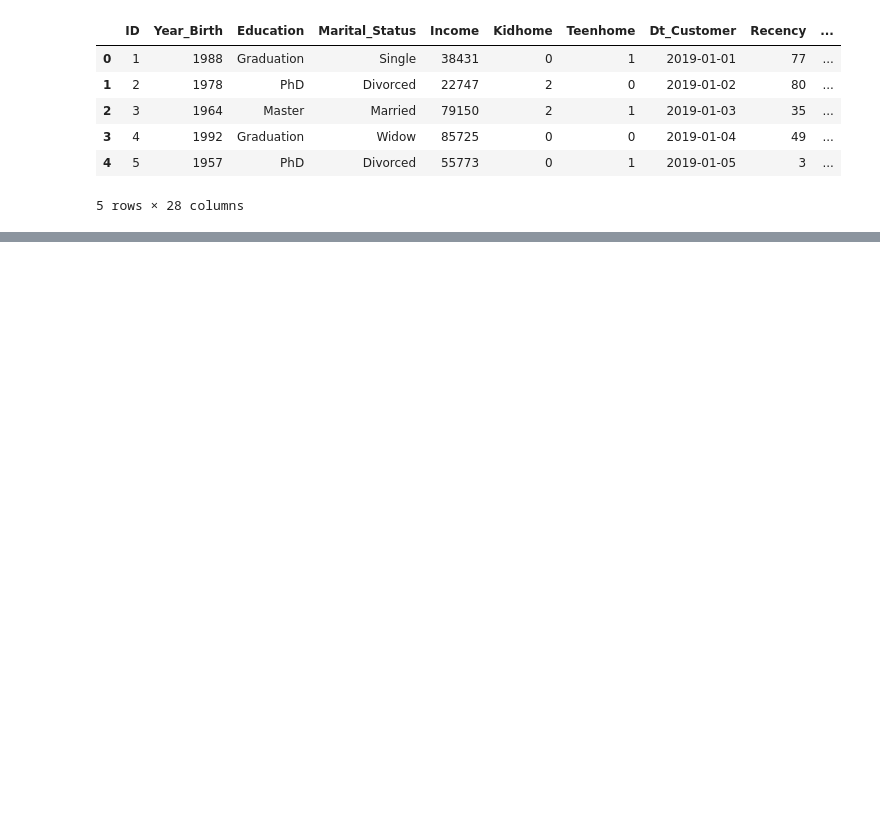
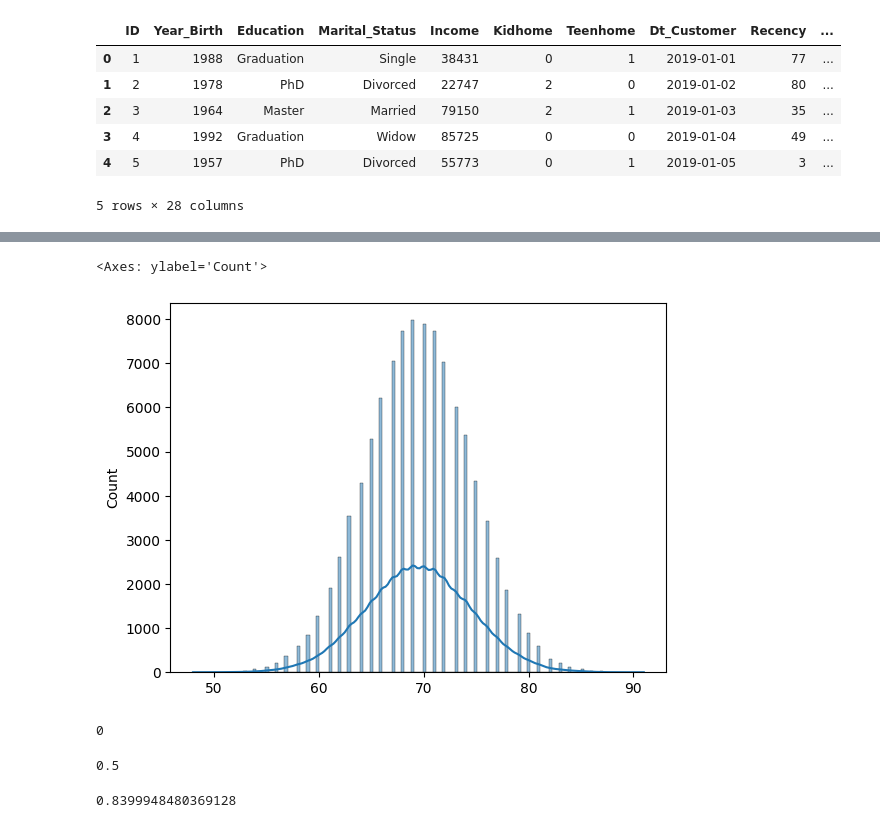
Before and after one commit to vinodlearning/PythonDSA, a Jupyter notebook: probabilityDistribution.ipynb, the cells around one changed output, grey strips where cells are left out. Drawn from its saved outputs; the diff is of its cells as text; code cells hidden in the pictures; blank space fills up the shorter version.

```diff
--- a/probabilityDistribution.ipynb
+++ b/probabilityDistribution.ipynb
@@ -93,0 +114,21 @@ market.head()
+# %%
+sns.histplot(marks,kde=True)
+# %% [output]
+<Axes: ylabel='Count'>
+[figure, added]
+# %%
+test=int(norms.pdf(90))
+# %% [output]
+0
+# %%
+print(norms.cdf(70))
+# %% [output]
+0.5
+# %%
+##get the marks between 65 to 85
+
+Result_65_85=norms.cdf(85)-norms.cdf(65)
+
+print(Result_65_85)
+# %% [output]
+0.8399948480369128
```
Also changed, not shown: parts of 10 cells of this notebook, 2 other files.
